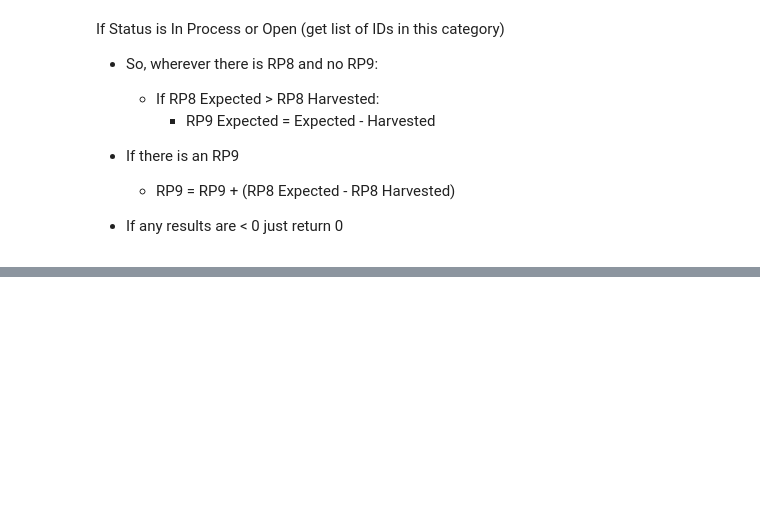
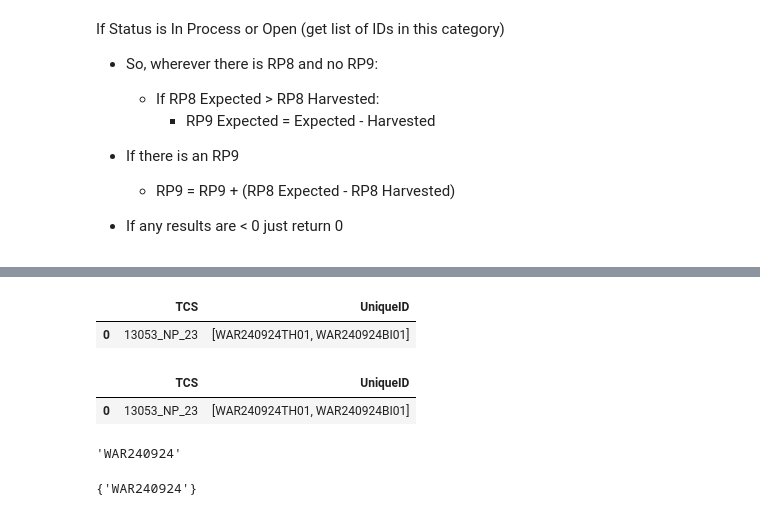
Before and after one commit to BilyBrown/sqlite3-tutorial, a Jupyter notebook: create_war_tables.ipynb, the cells around one changed output, grey strips where cells are left out. Drawn from its saved outputs; the diff is of its cells as text; code cells hidden in the pictures; blank space fills up the shorter version.

```diff
--- a/create_war_tables.ipynb
+++ b/create_war_tables.ipynb
@@ -464,0 +528,31 @@ If Status is In Process or Open (get list of IDs in this category)
+# %%
+trial_df = grouped_activities[grouped_activities.index == 0]
+trial_df
+# %% [output]
+|  | TCS | UniqueID |
+| 0 | 13053_NP_23 | [WAR240924TH01, WAR240924BI01] |
+# %%
+def ele_breaker(lst):
+    temp_lst = []
+    for ele in lst:
+        temp_lst.append(ele[:9])
+    return temp_lst
+
+
+def ticketid(lst):
+    """This function creates a ticket id based off a list of unique ids
+
+    Args:
+        lst (list): a list of unique ids that have the same Tract_Cmp_Stand from MSS
+    """
+    if len(lst) == 0:
+        return "ERROR, Where is your uniqueid?"
+    elif len(lst) < 2:
+        return lst[0]
+    elif len(lst) > 1:
+        # Check to see if there are multiple intakes
+        temp_st = set(ele_breaker(lst))
+        if len(temp_st) > 1:
+# %% [output]
+|  | TCS | UniqueID |
+| 0 | 13053_NP_23 | [WAR240924TH01, WAR240924BI01] |
@@ -464,0 +561,4 @@ If Status is In Process or Open (get list of IDs in this category)
+# %%
+a[:9]
+# %% [output]
+'WAR240924'
@@ -464,0 +569,4 @@ If Status is In Process or Open (get list of IDs in this category)
+# %%
+trial_lst2
+# %% [output]
+{'WAR240924'}
```
Also changed, not shown: parts of 10 cells of this notebook.
